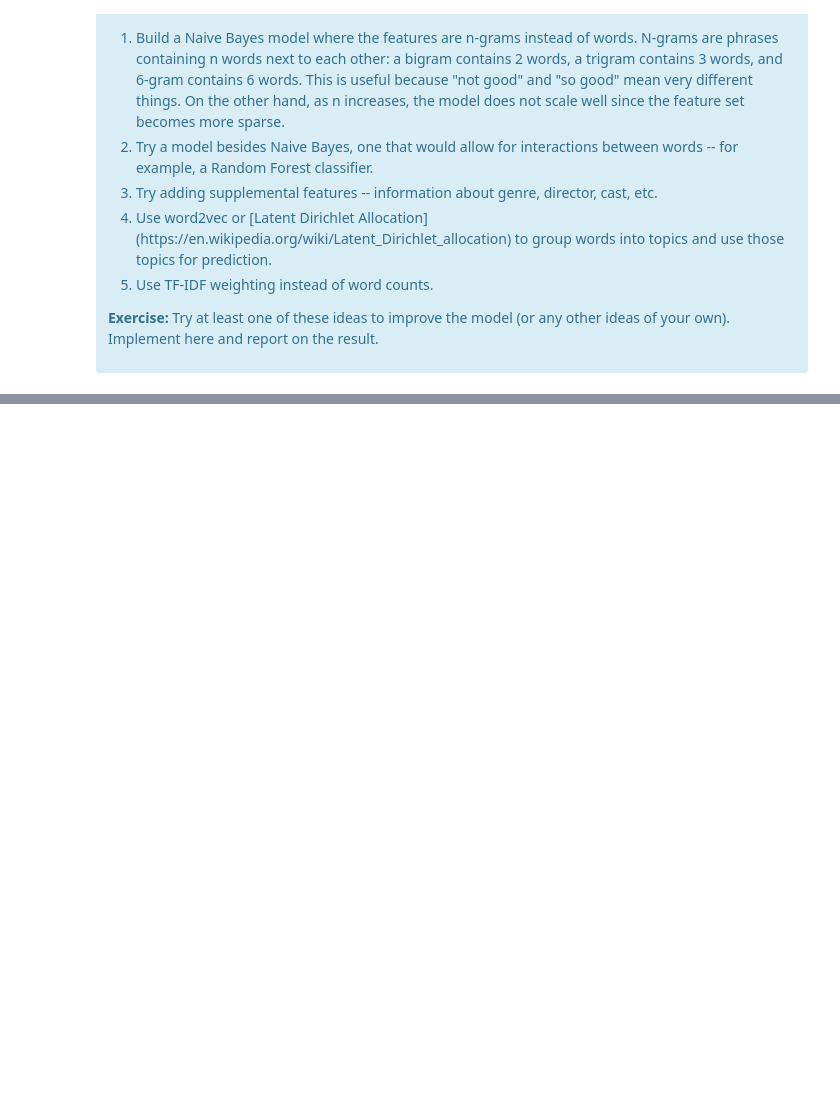
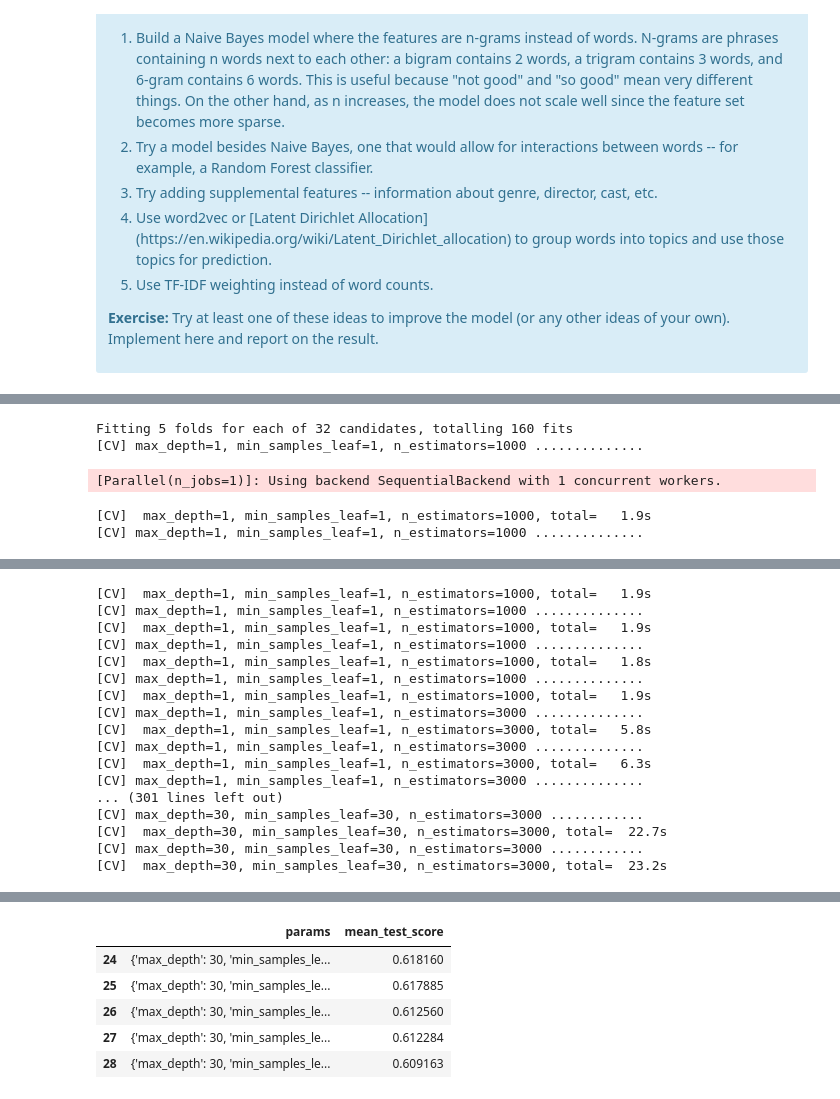
Before and after one commit to Adenordis/Springboard-Exercises, a Jupyter notebook: 10-3_MiniProj_Naive_Bayes/Mini_Project_Naive_Bayes_v1.ipynb, the cells around one changed output, grey strips where cells are left out. Saved outputs shown, nothing was run; the diff lists cells and outputs as text; code cells hidden in the pictures; blank space fills up the shorter version.

```diff
--- a/10-3_MiniProj_Naive_Bayes/Mini_Project_Naive_Bayes.ipynb
+++ b/10-3_MiniProj_Naive_Bayes/Mini_Project_Naive_Bayes_v1.ipynb
@@ -637,0 +736,16 @@ There are several additional things we could try. Try some of these as exercises
+# %%
+param_grid = {'n_estimators':     [1000, 3000],
+              'max_depth':        [1,3,10,30],
+              'min_samples_leaf': [1,3,10,30]}
+
+rf_cv = GridSearchCV(estimator = rf_classifier, param_grid = param_grid, cv = 5,
+                     verbose = 2, return_train_score = True) # suppress future warning by including return_train_score)
+rf_cv.fit(X_train, y_train)
+rf_cv_results = pd.DataFrame(rf_cv.cv_results_)
+rf_cv_results.sort_values('mean_test_score', ascending = False)[['params', 'mean_test_score']].head()
+# %% [output]
+Fitting 5 folds for each of 32 candidates, totalling 160 fits
+[CV] max_depth=1, min_samples_leaf=1, n_estimators=1000 ..............
+[Parallel(n_jobs=1)]: Using backend SequentialBackend with 1 concurrent workers.
+[CV]  max_depth=1, min_samples_leaf=1, n_estimators=1000, total=   1.9s
+[CV] max_depth=1, min_samples_leaf=1, n_estimators=1000 ..............
@@ -637,0 +753,17 @@ There are several additional things we could try. Try some of these as exercises
+[CV]  max_depth=1, min_samples_leaf=1, n_estimators=1000, total=   1.9s
+[CV] max_depth=1, min_samples_leaf=1, n_estimators=1000 ..............
+[CV]  max_depth=1, min_samples_leaf=1, n_estimators=1000, total=   1.9s
+[CV] max_depth=1, min_samples_leaf=1, n_estimators=1000 ..............
+[CV]  max_depth=1, min_samples_leaf=1, n_estimators=1000, total=   1.8s
+[CV] max_depth=1, min_samples_leaf=1, n_estimators=1000 ..............
+[CV]  max_depth=1, min_samples_leaf=1, n_estimators=1000, total=   1.9s
+[CV] max_depth=1, min_samples_leaf=1, n_estimators=3000 ..............
+[CV]  max_depth=1, min_samples_leaf=1, n_estimators=3000, total=   5.8s
+[CV] max_depth=1, min_samples_leaf=1, n_estimators=3000 ..............
+[CV]  max_depth=1, min_samples_leaf=1, n_estimators=3000, total=   6.3s
+[CV] max_depth=1, min_samples_leaf=1, n_estimators=3000 ..............
+... (301 lines left out)
+[CV] max_depth=30, min_samples_leaf=30, n_estimators=3000 ............
+[CV]  max_depth=30, min_samples_leaf=30, n_estimators=3000, total=  22.7s
+[CV] max_depth=30, min_samples_leaf=30, n_estimators=3000 ............
+[CV]  max_depth=30, min_samples_leaf=30, n_estimators=3000, total=  23.2s
@@ -637,0 +771,6 @@ There are several additional things we could try. Try some of these as exercises
+|  | params | mean_test_score |
+| 24 | {'max_depth': 30, 'min_samples_le... | 0.618160 |
+| 25 | {'max_depth': 30, 'min_samples_le... | 0.617885 |
+| 26 | {'max_depth': 30, 'min_samples_le... | 0.612560 |
+| 27 | {'max_depth': 30, 'min_samples_le... | 0.612284 |
+| 28 | {'max_depth': 30, 'min_samples_le... | 0.609163 |
```
Also changed, not shown: parts of 16 cells of this notebook, 2 other files.
